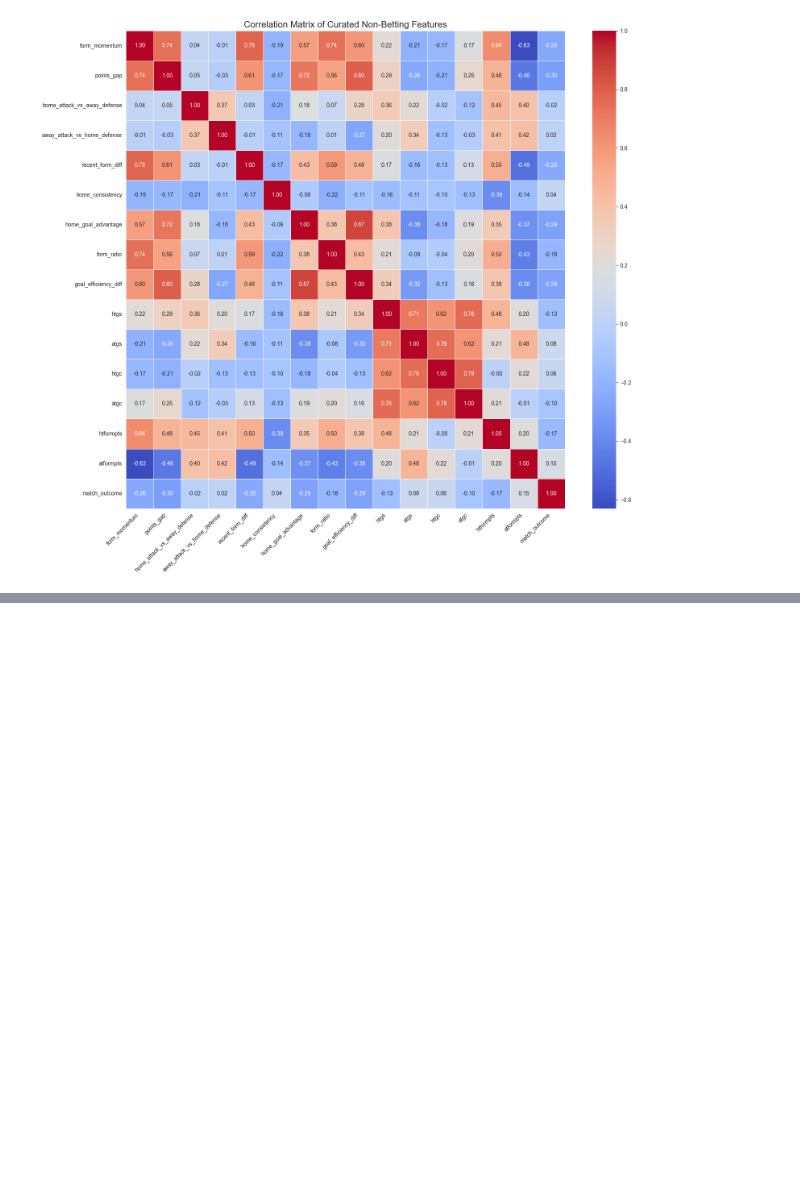
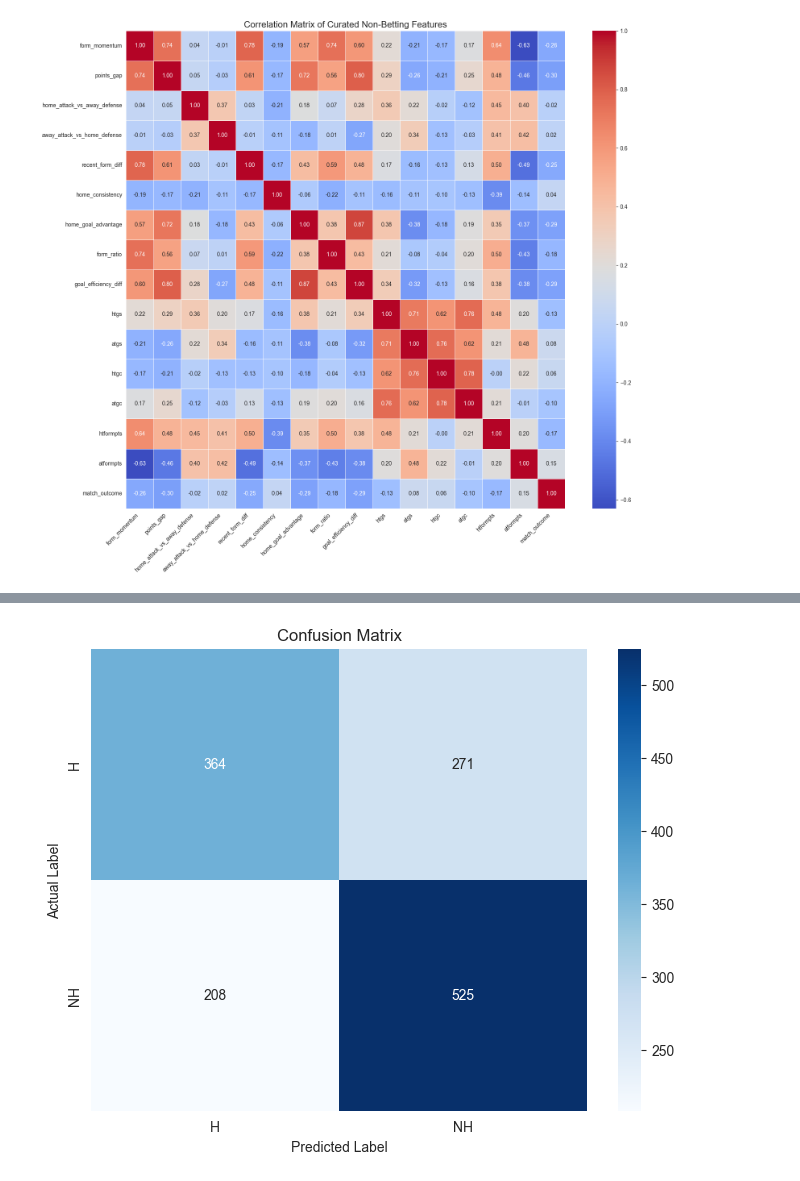
Before and after one commit to springboardmentor345a-create/Projects_2, a Jupyter notebook: notebooks/Match_Winner_Pipeline.ipynb, the cells around one changed output, grey strips where cells are left out. Cells and saved outputs as stored; diff of their text form; code cells hidden in the pictures; blank space fills up the shorter version.

```diff
--- a/notebooks/Match_Winner_Pipeline.ipynb
+++ b/notebooks/Match_Winner_Pipeline.ipynb
@@ -1423,0 +1452,63 @@ Diagnostics completed. Review CSV/PNG files under:
+# %%
+# Cell: Best Model Performance Report
+# ==================================================
+from sklearn.metrics import classification_report, confusion_matrix, accuracy_score
+import matplotlib.pyplot as plt
+import seaborn as sns
+import pandas as pd
+
+def generate_model_report(model, X_test, y_test, class_names):
+    """
+    Generate a detailed performance report for the model.
+    """
+    print("="*80)
+    print(f"MODEL PERFORMANCE REPORT: {model.__class__.__name__}")
+    print("="*80)
+
+    # Predictions
+    y_pred = model.predict(X_test)
+
+    # 1. Accuracy
+    acc = accuracy_score(y_test, y_pred)
+    print(f"\nOverall Accuracy: {acc:.4f}")
+
+    # 2. Classification Report
+    print("\nClassification Report:")
+    print("-" * 60)
+    print(classification_report(y_test, y_pred, target_names=class_names))
+    print("-" * 60)
+
+    # 3. Confusion Matrix
+    cm = confusion_matrix(y_test, y_pred)
+    plt.figure(figsize=(8, 6))
+    sns.heatmap(cm, annot=True, fmt='d', cmap='Blues',
+                xticklabels=class_names, yticklabels=class_names)
+    plt.title('Confusion Matrix')
+    plt.ylabel('Actual Label')
+    plt.xlabel('Predicted Label')
+    plt.show()
+
+    # 4. Feature Importance (if available)
+    if hasattr(model, 'feature_importances_'):
+        print("\nTop Feature Importances:")
+        print("-" * 30)
+        importances = model.feature_importances_
+        feature_names = X_test.columns
+        feature_imp = pd.DataFrame({'Feature': feature_names, 'Importance': importances})
+        feature_imp = feature_imp.sort_values('Importance', ascending=False).head(10)
+
+        for idx, row in feature_imp.iterrows():
+            print(f"{row['Feature']:<25} : {row['Importance']:.4f}")
+
+# --- Execution ---
+# Assuming 'best_models' contains your trained models and 'StackingEnsemble' is the best
+best_model_name = 'StackingEnsemble'
+if best_model_name in best_models:
+    final_model = best_models[best_model_name]
+    # Get class names from label encoder
+    classes = list(label_encoder.classes_) if 'label_encoder' in globals() else ['Away', 'Draw', 'Home']
+
+    generate_model_report(final_model, X_test, y_test, classes)
+else:
+    print(f"Model {best_model_name} not found in best_models.")
+# %% [output]
@@ -1423,0 +1533 @@ Diagnostics completed. Review CSV/PNG files under:
+[figure, added]
```
Also changed, not shown: parts of 7 cells of this notebook, 32 other files.
